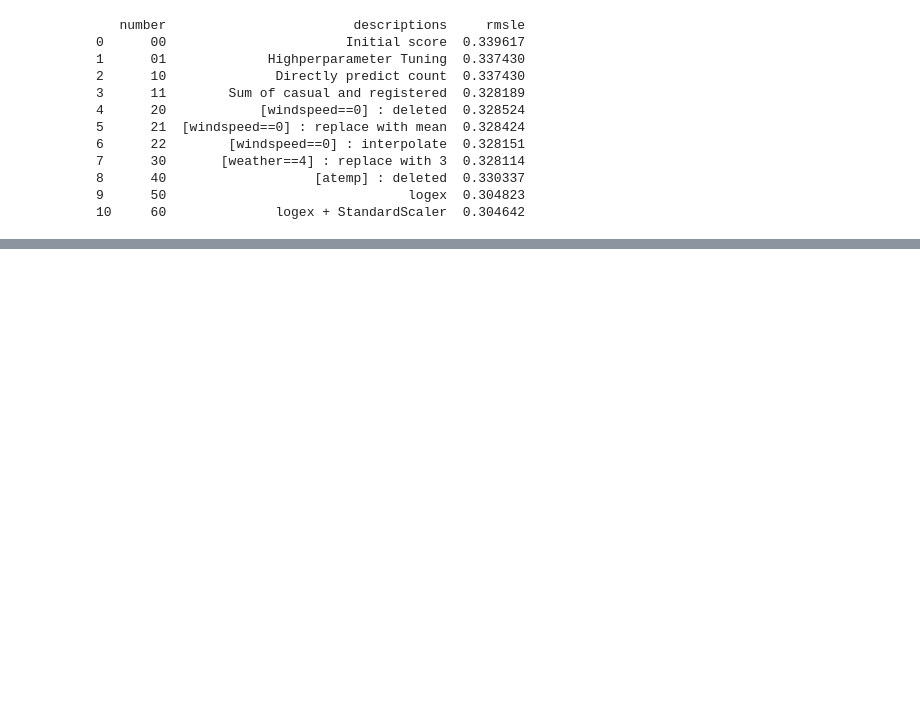
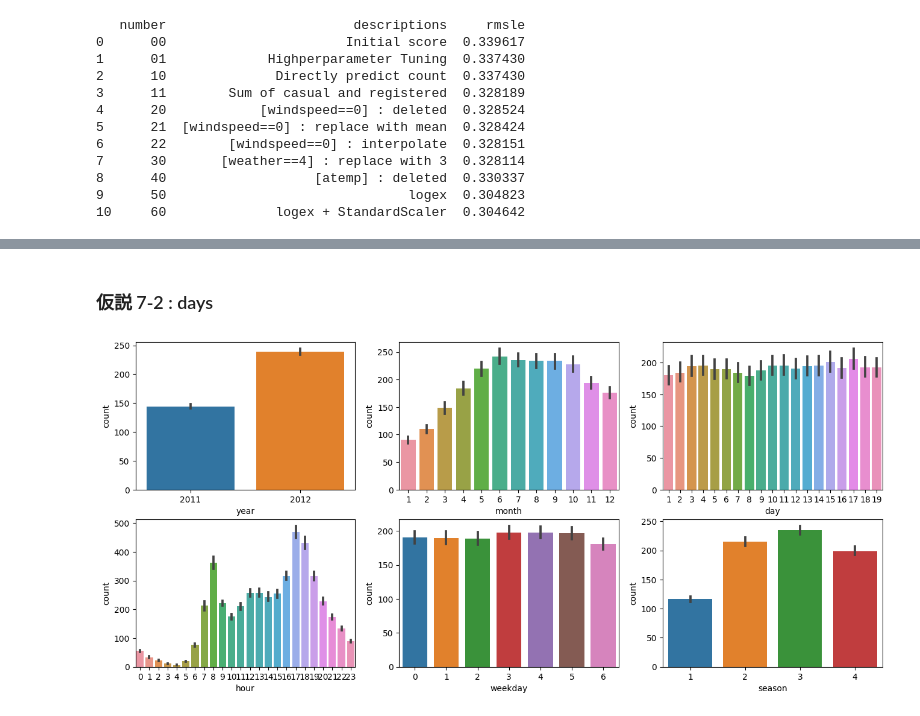
Before and after one commit to ryo-i1/bike, a Jupyter notebook: bike.ipynb, the cells around one changed output, grey strips where cells are left out. Cells and saved outputs as stored; diff of their text form; code cells hidden in the pictures; blank space fills up the shorter version.

```diff
--- a/bike.ipynb
+++ b/bike.ipynb
@@ -366,0 +432,13 @@ scores = add_score('60', 'logex + StandardScaler', sc, scores)
+# %% [markdown]
+### 仮説 7-2 : days
+# %%
+fig, axes = plt.subplots(2, 3, figsize=(16, 7))
+sns.barplot(x='year', y='count', data=train, ax=axes[0, 0])
+sns.barplot(x='month', y='count', data=train, ax=axes[0, 1])
+sns.barplot(x='day', y='count', data=train, ax=axes[0, 2])
+sns.barplot(x='hour', y='count', data=train, ax=axes[1, 0])
+sns.barplot(x='weekday', y='count', data=train, ax=axes[1, 1])
+sns.barplot(x='season', y='count', data=train, ax=axes[1, 2])
+plt.show()
+# %% [output]
+[figure, added]
```
Also changed, not shown: parts of 20 cells of this notebook, 1 other file.
